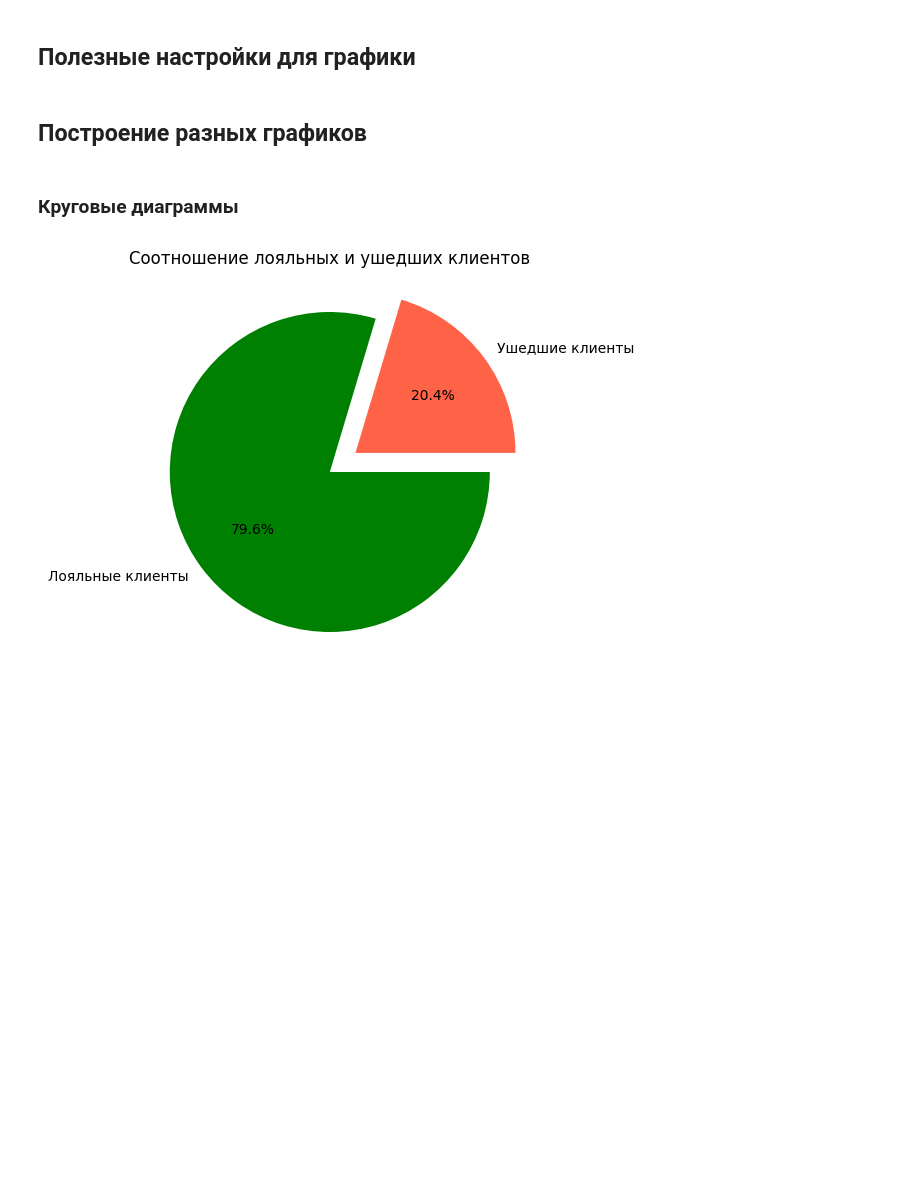
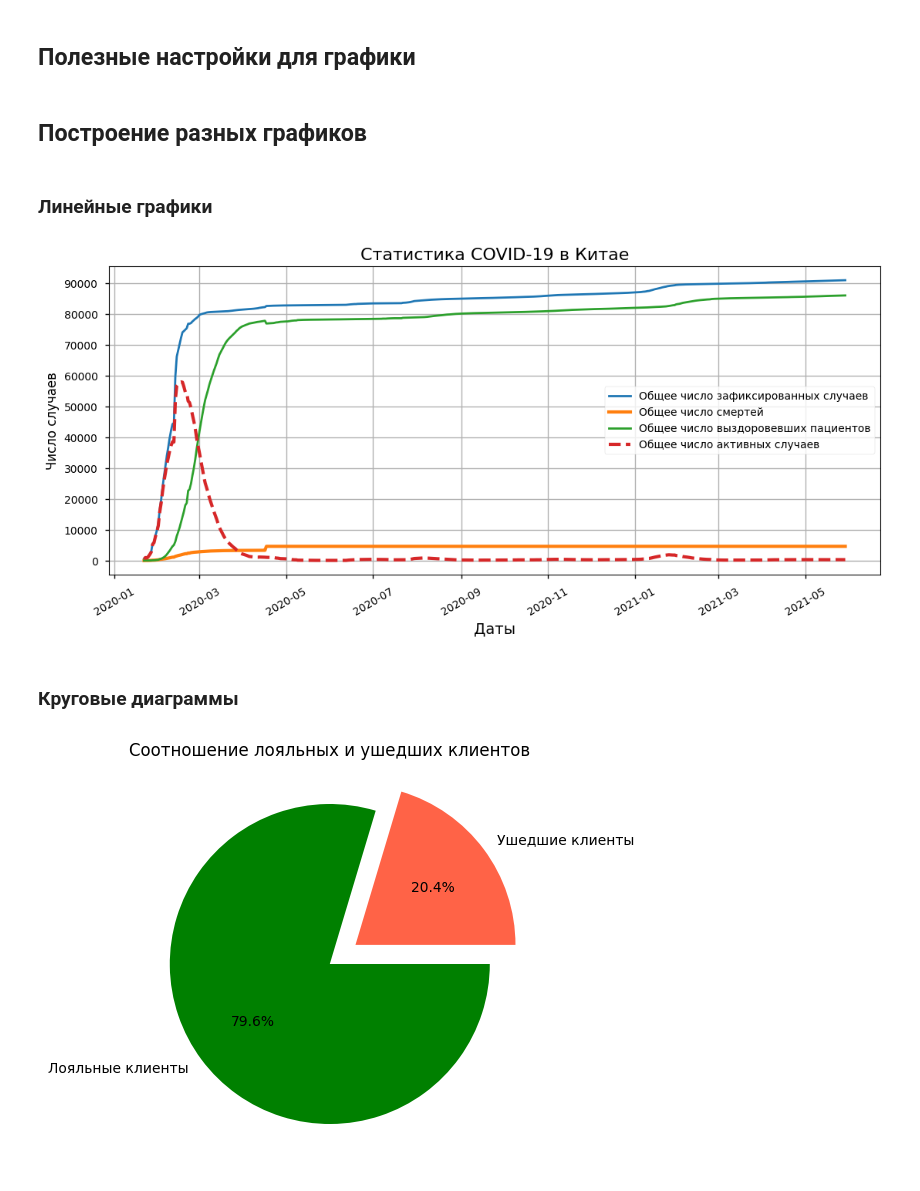
Before and after one commit to wildfielded/samples-ds, a Jupyter notebook: _Spurs/EDA_graph.ipynb, the cells around one changed output. Drawn from its saved outputs; the diff is of its cells as text; code cells hidden in the pictures; blank space fills up the shorter version.

```diff
--- a/_Spurs/EDA_graph.ipynb
+++ b/_Spurs/EDA_graph.ipynb
@@ -15,6 +15,41 @@ import warnings
 warnings.filterwarnings('ignore')
 # %% [markdown]
 ## Построение разных графиков ##
+# %% [markdown]
+### Линейные графики ###
+# %%
+data2_df = pd.read_csv('data/data2_covid.csv', sep=',')
+data2_df = data2_df.groupby(['date', 'country'], as_index=False)[['confirmed', 'deaths', 'recovered']].sum()
+data2_df['date'] = pd.to_datetime(data2_df['date'])
+data2_df['active'] = data2_df['confirmed'] - data2_df['deaths'] - data2_df['recovered']
+data2_df = data2_df.sort_values(by=['country', 'date'])
+data2_df['daily_confirmed'] = data2_df.groupby('country')['confirmed'].diff()
+data2_df['daily_deaths'] = data2_df.groupby('country')['deaths'].diff()
+data2_df['daily_recovered'] = data2_df.groupby('country')['recovered'].diff()
+data3_df = pd.read_csv('data/data3_vaccin.csv', sep=',')
+data3_df = data3_df[['country', 'date', 'total_vaccinations', 'people_vaccinated', 'people_vaccinated_per_hundred', 'people_fully_vaccinated', 'people_fully_vaccinated_per_hundred', 'daily_vaccinations', 'vaccines']]
+data3_df['date'] = pd.to_datetime(data3_df['date'])
+virus_df = data2_df.merge(data3_df, on=['date', 'country'], how='left')
+virus_df['death_rate'] = virus_df['deaths'] / virus_df['confirmed'] * 100
+virus_df['recover_rate'] = virus_df['recovered'] / virus_df['confirmed'] * 100
+china_df = virus_df[virus_df['country'] == 'China']
+china_grouped = china_df.groupby(['date'])[['confirmed', 'active', 'deaths', 'recovered']].sum()
+
+fig = plt.figure(figsize=(10, 4))
+axes = fig.add_axes([0, 0, 1, 1])
+axes.plot(china_grouped['confirmed'], label='Общее число зафиксированных случаев', lw=2)
+axes.plot(china_grouped['deaths'], label='Общее число смертей', lw=3)
+axes.plot(china_grouped['recovered'], label='Общее число выздоровевших пациентов', lw=2)
+axes.plot(china_grouped['active'], label='Общее число активных случаев', lw=3, linestyle='dashed')
+axes.set_title('Статистика COVID-19 в Китае', fontsize=16)
+axes.set_xlabel('Даты', fontsize=14)
+axes.set_ylabel('Число случаев', fontsize=12)
+axes.set_yticks(range(0, 100000, 10000))
+axes.xaxis.set_tick_params(rotation=30)
+axes.grid()
+axes.legend();
+# %% [output]
+[figure, added]
 # %% [markdown]
 ### Круговые диаграммы ###
 # %%
```
Also changed, not shown: parts of 7 cells of this notebook, 4 other files.
